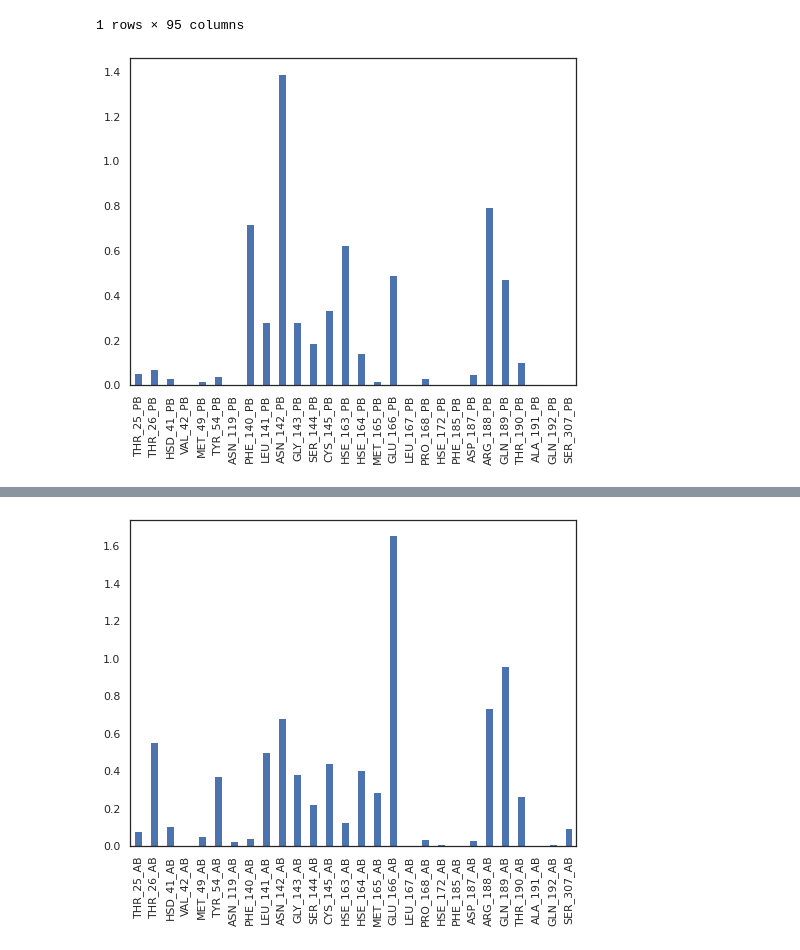
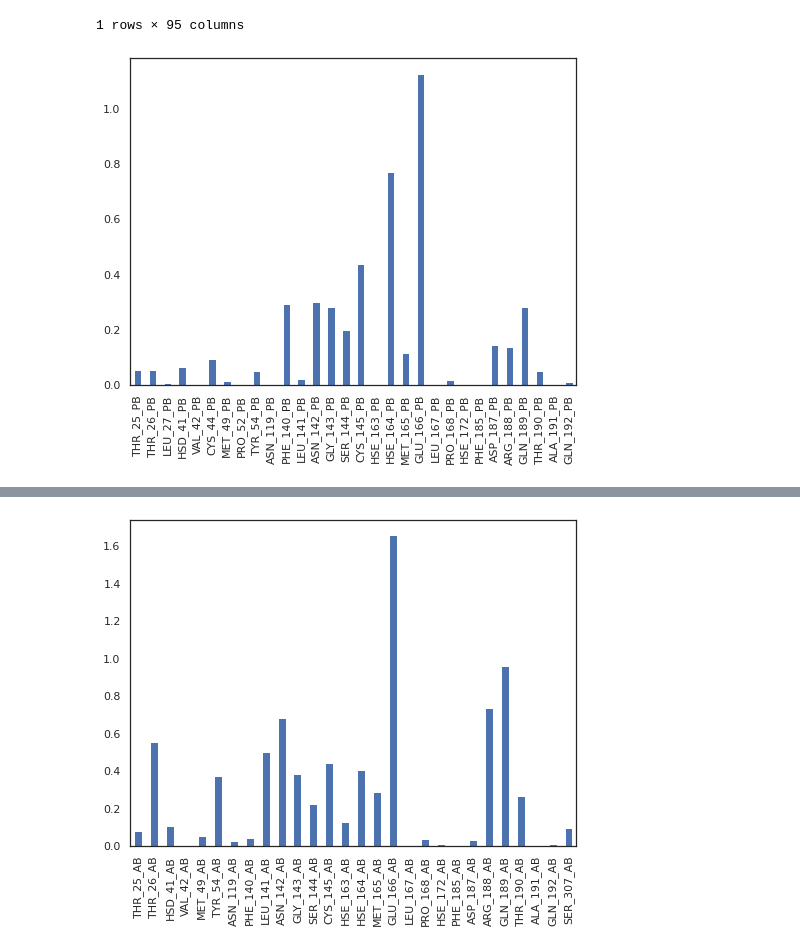
Before and after one commit to jglaser/gigadocking_notebooks, a Jupyter notebook: Gigadocking.ipynb, the cells around one changed output, grey strips where cells are left out. Cells and saved outputs as stored; diff of their text form; code cells hidden in the pictures.

```diff
--- a/Gigadocking.ipynb
+++ b/Gigadocking.ipynb
@@ -186,2 +194,5 @@ sns.heatmap(corr, mask=mask, cmap=cmap, center=0,
+# %%
+import numpy as np
+columns_moonshot = sorted(np.unique(['_'.join(c.split('_')[:2]) for c in df.columns if c != 'string_field_0']), key=lambda x: int(x.split('_')[1]))
 # %%
 %%time
@@ -319,10 +317,10 @@ df[df.name=='Mpro-x10959_0A']
 | 283 | 0.0 | 0.0 | 0.0 | 0.0 | 0.0 | 0.0 | 0.0 | 0.0 | 0.0 | ... |
 1 rows × 95 columns
 # %%
-ax = df[[c+'_PB' for c in columns]].mean(axis=0).plot.bar()
+ax = df[[c+'_PB' for c in columns_moonshot]].mean(axis=0).plot.bar()
 ax.figure.set_size_inches(8,6)
 # %% [output]
-[figure, old version]
+[figure, new version]
 # %%
 %%time
 q = "SELECT " + ", ".join(['AVG({}_PB)'.format(c) for c in columns]) + \
```
Also changed, not shown: parts of 16 cells of this notebook.
